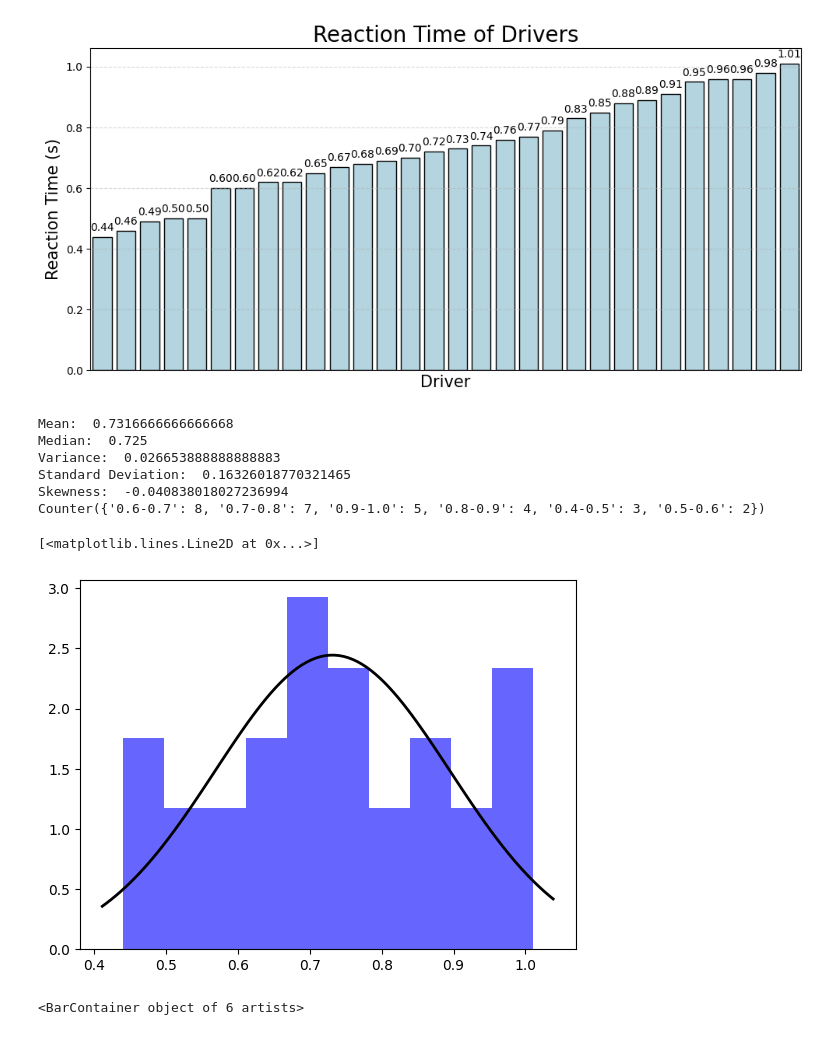
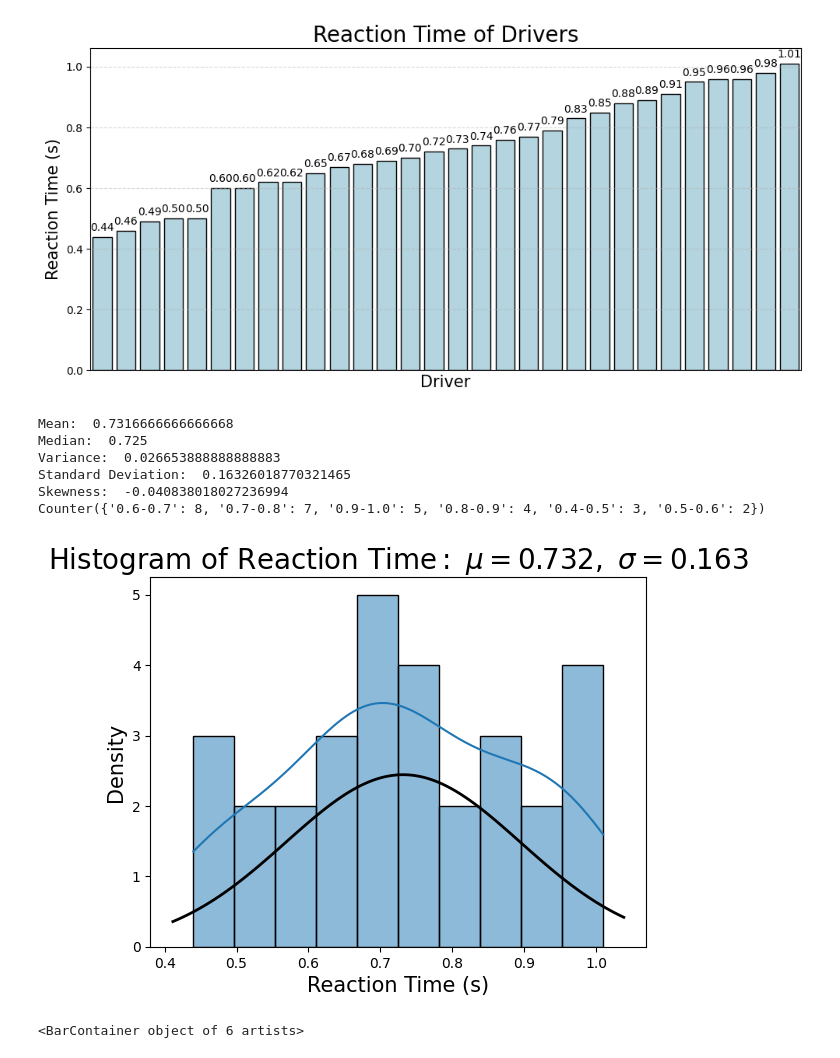
Before and after one commit to IgnacioPardo/simulacion_Gral_Paz, a Jupyter notebook: src/Evaluation of Drivers Reaction Time Measured in Driving Simulator.ipynb, the cells around one changed output. Drawn from its saved outputs; the diff is of its cells as text; code cells hidden in the pictures.

```diff
--- a/src/Evaluation of Drivers Reaction Time Measured in Driving Simulator.ipynb
+++ b/src/Evaluation of Drivers Reaction Time Measured in Driving Simulator.ipynb
@@ -65,40 +66,50 @@ for i in d:
         c['0.5-0.6'] += 1
     elif i < 0.7:
         c['0.6-0.7'] += 1
     elif i < 0.8:
         c['0.7-0.8'] += 1
     elif i < 0.9:
         c['0.8-0.9'] += 1
     elif i < 1.0:
         c['0.9-1.0'] += 1
 
 print(c)
 
-# Plot a curve that fits the histogram
-from scipy.stats import norm
-import matplotlib.mlab as mlab
-
 # Fit a normal distribution to the data:
 mu, std = norm.fit(d)
 
 # Plot the histogram.
-plt.hist(d, bins=10, density=True, alpha=0.6, color='b')
+# plt.hist(d, bins=10, density=True, alpha=0.6, color='b')
+# Kde line color='blue', linewidth=2
+sns.histplot(d, bins = 10, kde = True, edgecolor = 'black', linewidth = 1)
 
 # Plot the PDF.
 xmin, xmax = plt.xlim()
 x = np.linspace(xmin, xmax, 100)
 p = norm.pdf(x, mu, std)
 
 plt.plot(x, p, 'k', linewidth=2)
+
+# Add labels
+plt.xlabel('Reaction Time (s)', fontsize = 15)
+plt.ylabel('Density', fontsize = 15)
+
+plt.title(r'$\mathrm{Histogram\ of\ Reaction\ Time:}\ \mu=%.3f,\ \sigma=%.3f$' %(mu, std), fontsize = 20)
+
+# Transparent background
+plt.gcf().patch.set_alpha(0)
+
+fig.tight_layout()
+
+plt.savefig(f"plots/Reaction_Time_of_Drivers_Histogram.png", dpi = 300, bbox_inches = 'tight', transparent = True)
 # %% [output]
 Mean:  0.7316666666666668
 Median:  0.725
 Variance:  0.026653888888888883
 Standard Deviation:  0.16326018770321465
 Skewness:  -0.040838018027236994
 Counter({'0.6-0.7': 8, '0.7-0.8': 7, '0.9-1.0': 5, '0.8-0.9': 4, '0.4-0.5': 3, '0.5-0.6': 2})
-[<matplotlib.lines.Line2D at 0x...>]
-[figure, old version]
+[figure, new version]
 # %%
 # Plot the histogram
 plt.bar(c.keys(), c.values(), width=0.5, color='g')
```
Also changed, not shown: parts of 1 cell of this notebook, 3 other files.
